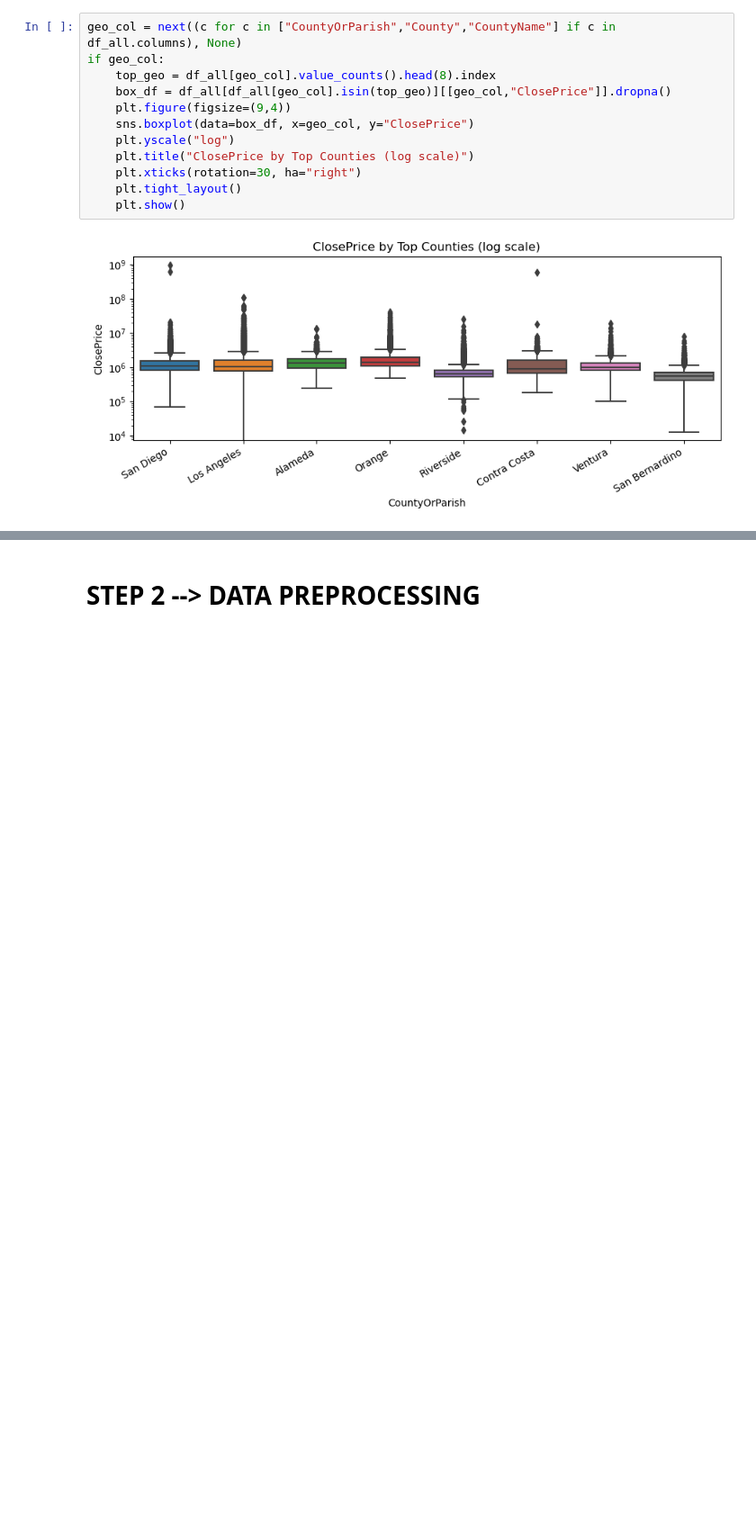
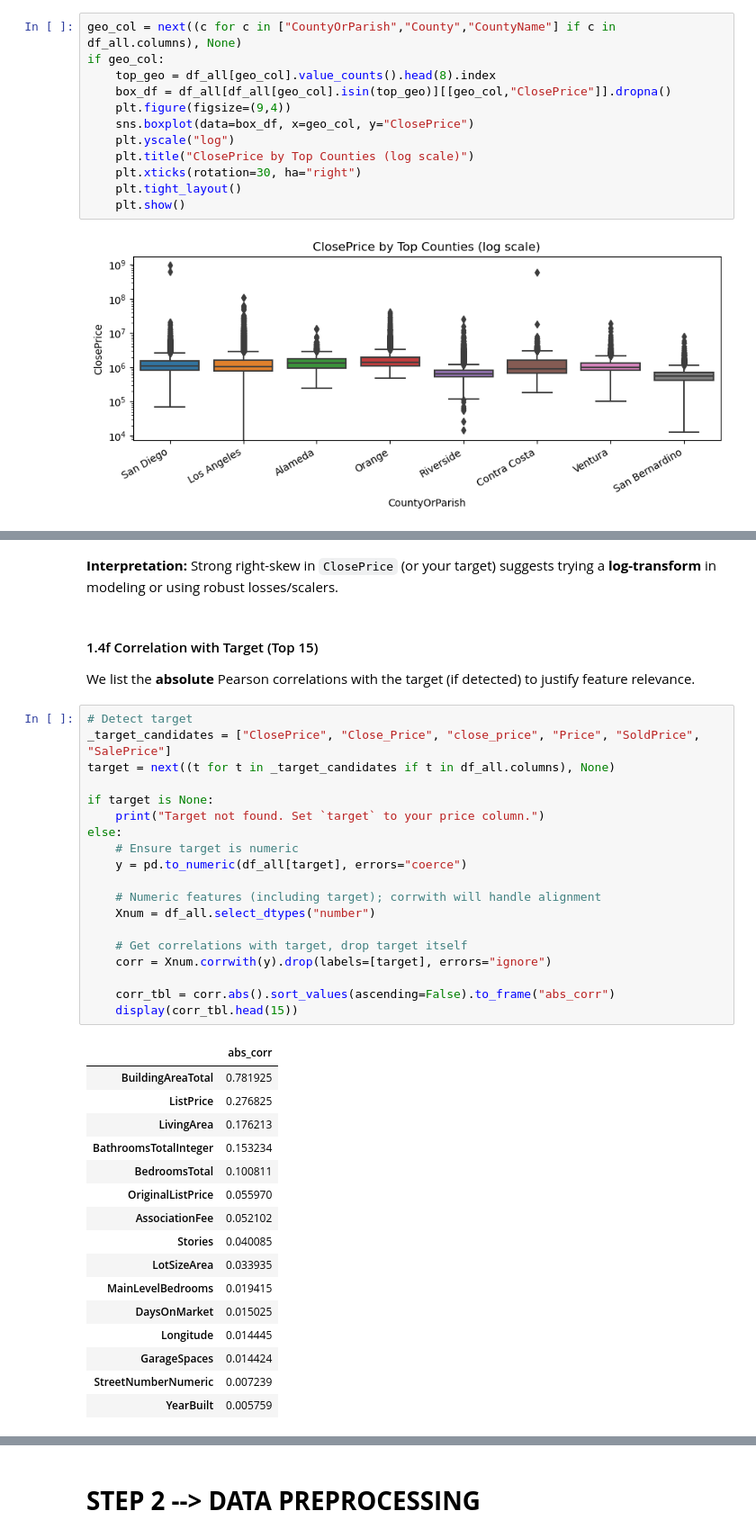
Before and after one commit to valle1306/home-price-prediction, a Jupyter notebook: Step1,2_Stephanie.ipynb, the cells around one changed output, grey strips where cells are left out. Shown at 90% size. Cells and saved outputs as stored; diff of their text form; blank space fills up the shorter version.

```diff
--- a/Step1,2_Stephanie.ipynb
+++ b/Step1,2_Stephanie.ipynb
@@ -288,0 +340,42 @@ if geo_col:
+# %% [markdown]
+**Interpretation:** Strong right-skew in `ClosePrice` (or your target) suggests trying a **log-transform** in modeling or using robust losses/scalers.
+# %% [markdown]
+#### 1.4f Correlation with Target (Top 15)
+
+We list the **absolute** Pearson correlations with the target (if detected) to justify feature relevance.
+# %%
+# Detect target
+_target_candidates = ["ClosePrice", "Close_Price", "close_price", "Price", "SoldPrice", "SalePrice"]
+target = next((t for t in _target_candidates if t in df_all.columns), None)
+
+if target is None:
+    print("Target not found. Set `target` to your price column.")
+else:
+    # Ensure target is numeric
+    y = pd.to_numeric(df_all[target], errors="coerce")
+
+    # Numeric features (including target); corrwith will handle alignment
+    Xnum = df_all.select_dtypes("number")
+
+    # Get correlations with target, drop target itself
+    corr = Xnum.corrwith(y).drop(labels=[target], errors="ignore")
+
+    corr_tbl = corr.abs().sort_values(ascending=False).to_frame("abs_corr")
+    display(corr_tbl.head(15))
+# %% [output]
+|  | abs_corr |
+| BuildingAreaTotal | 0.781925 |
+| ListPrice | 0.276825 |
+| LivingArea | 0.176213 |
+| BathroomsTotalInteger | 0.153234 |
+| BedroomsTotal | 0.100811 |
+| OriginalListPrice | 0.055970 |
+| AssociationFee | 0.052102 |
+| Stories | 0.040085 |
+| LotSizeArea | 0.033935 |
+| MainLevelBedrooms | 0.019415 |
+| DaysOnMarket | 0.015025 |
+| Longitude | 0.014445 |
+| GarageSpaces | 0.014424 |
+| StreetNumberNumeric | 0.007239 |
+| YearBuilt | 0.005759 |
```
Also changed, not shown: parts of 9 cells of this notebook.
